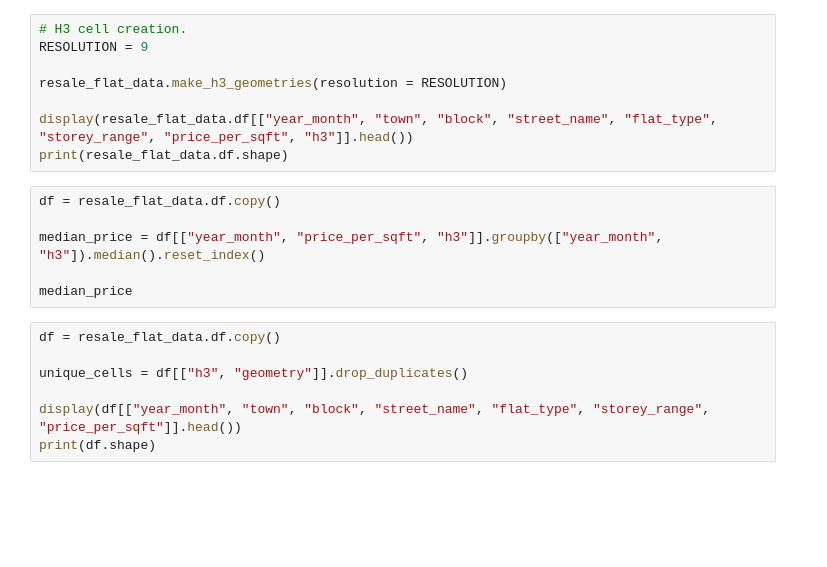
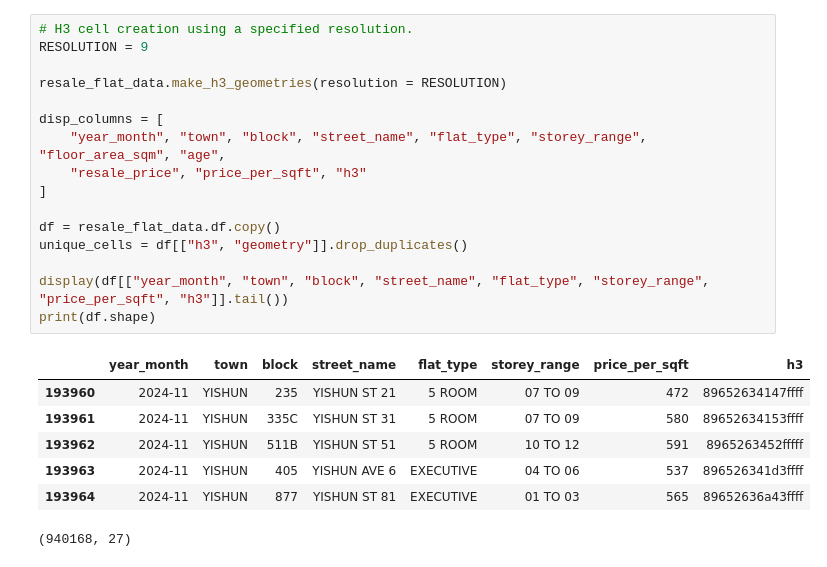
Before and after one commit to natsunoyuki/resale-flat-prices, a Jupyter notebook: notebooks/h3_statistical_analysis.ipynb, the cells around one changed output. Drawn from its saved outputs; the diff is of its cells as text; blank space fills up the shorter version.

```diff
--- a/notebooks/h3_statistical_analysis.ipynb
+++ b/notebooks/h3_statistical_analysis.ipynb
@@ -34,22 +52,25 @@ print(resale_flat_data.df.shape)
 # %%
-# H3 cell creation.
+# H3 cell creation using a specified resolution.
 RESOLUTION = 9
 
 resale_flat_data.make_h3_geometries(resolution = RESOLUTION)
 
-display(resale_flat_data.df[["year_month", "town", "block", "street_name", "flat_type", "storey_range", "price_per_sqft", "h3"]].head())
-print(resale_flat_data.df.shape)
+disp_columns = [
+    "year_month", "town", "block", "street_name", "flat_type", "storey_range", "floor_area_sqm", "age",
+    "resale_price", "price_per_sqft", "h3"
+]
+
+df = resale_flat_data.df.copy()
+unique_cells = df[["h3", "geometry"]].drop_duplicates()
+
+display(df[["year_month", "town", "block", "street_name", "flat_type", "storey_range", "price_per_sqft", "h3"]].tail())
+print(df.shape)
+# %% [output]
+|  | year_month | town | block | street_name | flat_type | storey_range | price_per_sqft | h3 |
+| 193960 | 2024-11 | YISHUN | 235 | YISHUN ST 21 | 5 ROOM | 07 TO 09 | 472 | 89652634147ffff |
+| 193961 | 2024-11 | YISHUN | 335C | YISHUN ST 31 | 5 ROOM | 07 TO 09 | 580 | 89652634153ffff |
+| 193962 | 2024-11 | YISHUN | 511B | YISHUN ST 51 | 5 ROOM | 10 TO 12 | 591 | 8965263452fffff |
+| 193963 | 2024-11 | YISHUN | 405 | YISHUN AVE 6 | EXECUTIVE | 04 TO 06 | 537 | 896526341d3ffff |
+| 193964 | 2024-11 | YISHUN | 877 | YISHUN ST 81 | EXECUTIVE | 01 TO 03 | 565 | 89652636a43ffff |
+(940168, 27)
-# %%
-df = resale_flat_data.df.copy()
-
-median_price = df[["year_month", "price_per_sqft", "h3"]].groupby(["year_month", "h3"]).median().reset_index()
-
-median_price
-# %%
-df = resale_flat_data.df.copy()
-
-unique_cells = df[["h3", "geometry"]].drop_duplicates()
-
-display(df[["year_month", "town", "block", "street_name", "flat_type", "storey_range", "price_per_sqft"]].head())
-print(df.shape)
 # %%
```
Also changed, not shown: parts of 5 cells of this notebook, 4 other files.
